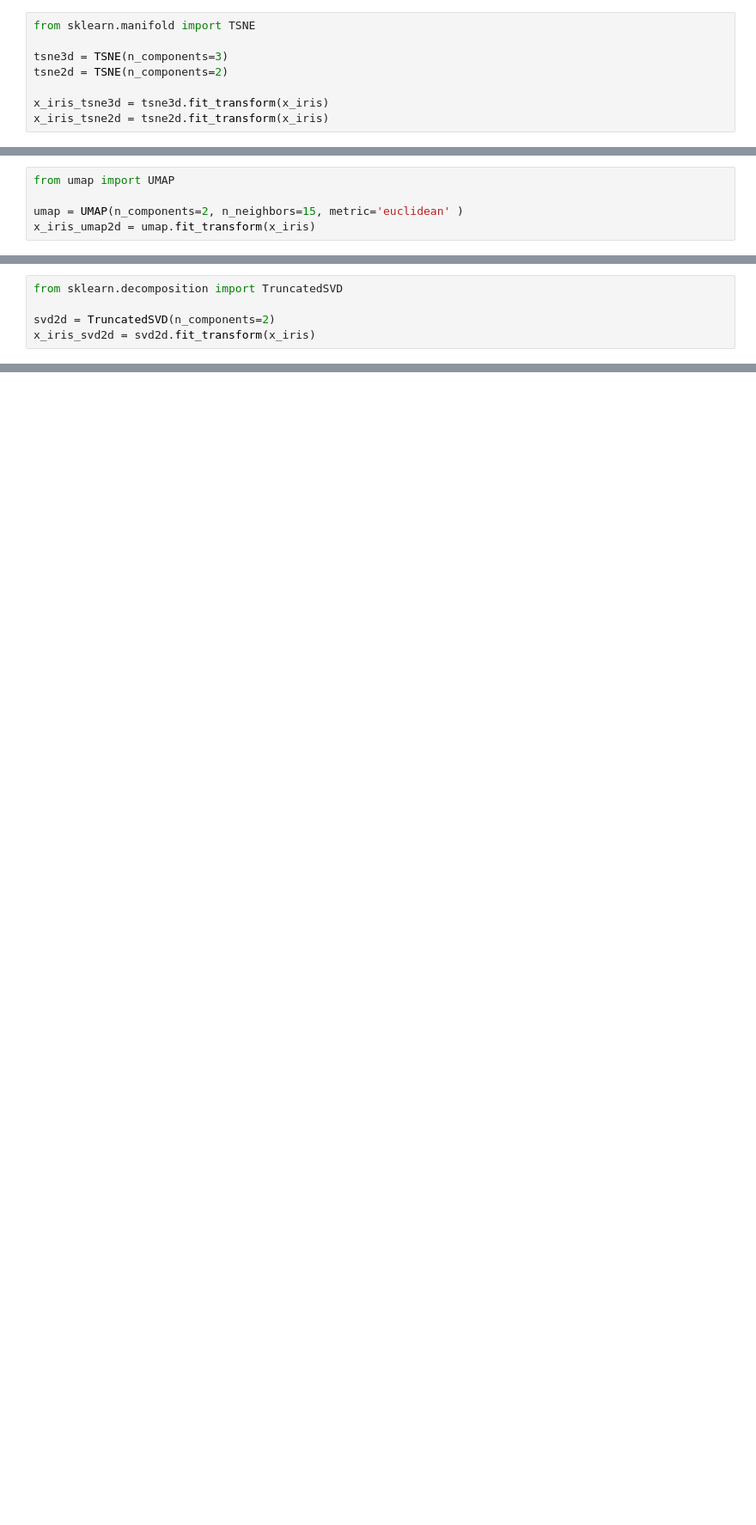
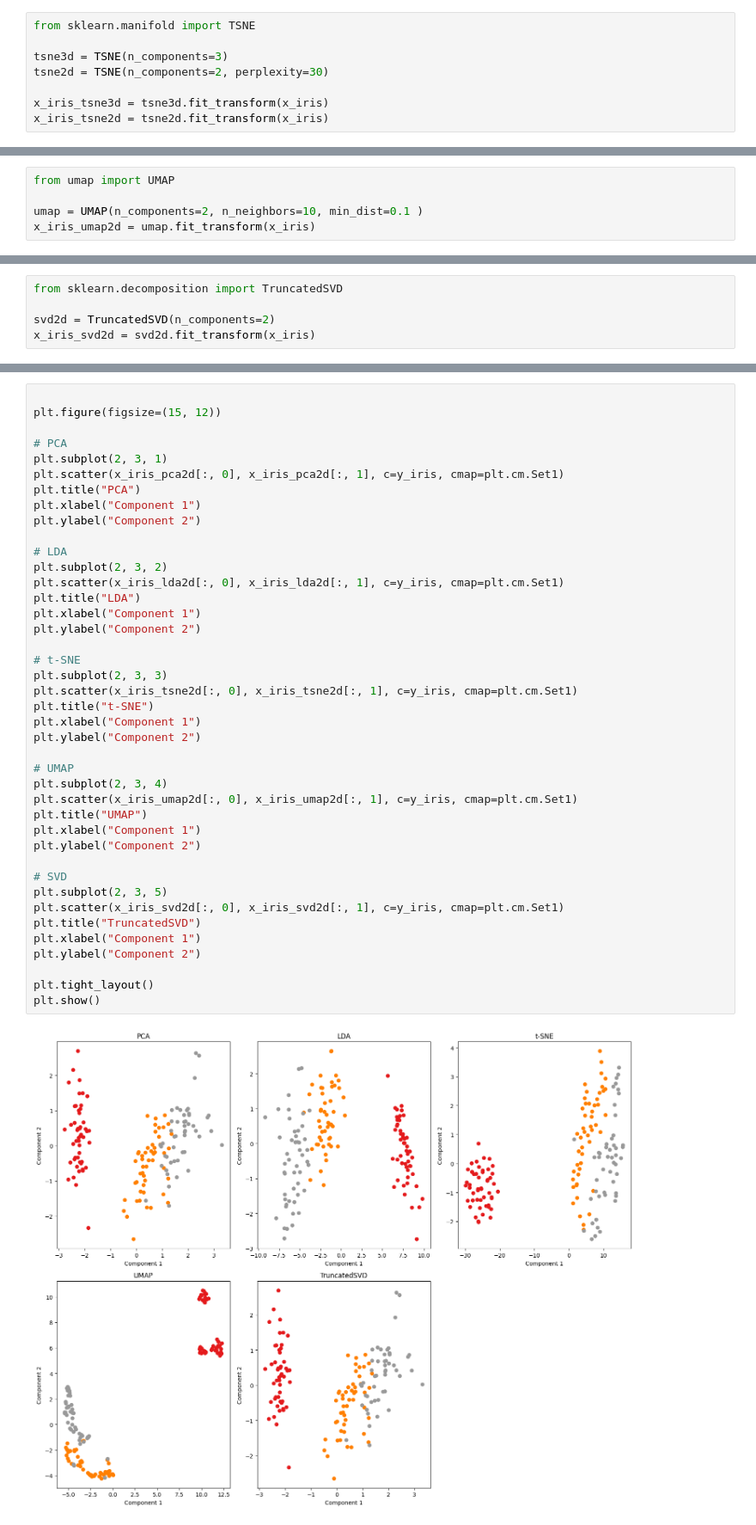
Before and after one commit to DivyanshuBhoyar/ml-study, a Jupyter notebook: linear-regression/learning/dimen_reduction.ipynb, the cells around one changed output, grey strips where cells are left out. Shown at 86% size. Drawn from its saved outputs; the diff is of its cells as text; blank space fills up the shorter version.

```diff
--- a/linear-regression/learning/dimen_reduction.ipynb
+++ b/linear-regression/learning/dimen_reduction.ipynb
@@ -78,7 +88,7 @@ plot_2d('lda', x_iris_lda2d)
 from sklearn.manifold import TSNE
 
 tsne3d = TSNE(n_components=3)
-tsne2d = TSNE(n_components=2)
+tsne2d = TSNE(n_components=2, perplexity=30)
 
 x_iris_tsne3d = tsne3d.fit_transform(x_iris)
 x_iris_tsne2d = tsne2d.fit_transform(x_iris)
@@ -90,7 +102,7 @@ plot_2d('tsne', x_iris_tsne2d)
 # %%
 from umap import UMAP
 
-umap = UMAP(n_components=2, n_neighbors=15, metric='euclidean' )
+umap = UMAP(n_components=2, n_neighbors=10, min_dist=0.1 )
 x_iris_umap2d = umap.fit_transform(x_iris)
 # %%
 plot_2d('umap', x_iris_umap2d)
@@ -103,3 +117,46 @@ x_iris_svd2d = svd2d.fit_transform(x_iris)
 plot_2d('svd', x_iris_svd2d)
 # %% [output]
 [figure]
+# %%
+
+plt.figure(figsize=(15, 12))
+
+# PCA
+plt.subplot(2, 3, 1)
+plt.scatter(x_iris_pca2d[:, 0], x_iris_pca2d[:, 1], c=y_iris, cmap=plt.cm.Set1)
+plt.title("PCA")
+plt.xlabel("Component 1")
+plt.ylabel("Component 2")
+
+# LDA
+plt.subplot(2, 3, 2)
+plt.scatter(x_iris_lda2d[:, 0], x_iris_lda2d[:, 1], c=y_iris, cmap=plt.cm.Set1)
+plt.title("LDA")
+plt.xlabel("Component 1")
+plt.ylabel("Component 2")
+
+# t-SNE
+plt.subplot(2, 3, 3)
+plt.scatter(x_iris_tsne2d[:, 0], x_iris_tsne2d[:, 1], c=y_iris, cmap=plt.cm.Set1)
+plt.title("t-SNE")
+plt.xlabel("Component 1")
+plt.ylabel("Component 2")
+
+# UMAP
+plt.subplot(2, 3, 4)
+plt.scatter(x_iris_umap2d[:, 0], x_iris_umap2d[:, 1], c=y_iris, cmap=plt.cm.Set1)
+plt.title("UMAP")
+plt.xlabel("Component 1")
+plt.ylabel("Component 2")
+
+# SVD
+plt.subplot(2, 3, 5)
+plt.scatter(x_iris_svd2d[:, 0], x_iris_svd2d[:, 1], c=y_iris, cmap=plt.cm.Set1)
+plt.title("TruncatedSVD")
+plt.xlabel("Component 1")
+plt.ylabel("Component 2")
+
+plt.tight_layout()
+plt.show()
+# %% [output]
+[figure, added]
```
Also changed, not shown: parts of 7 cells of this notebook, 1 other file.
